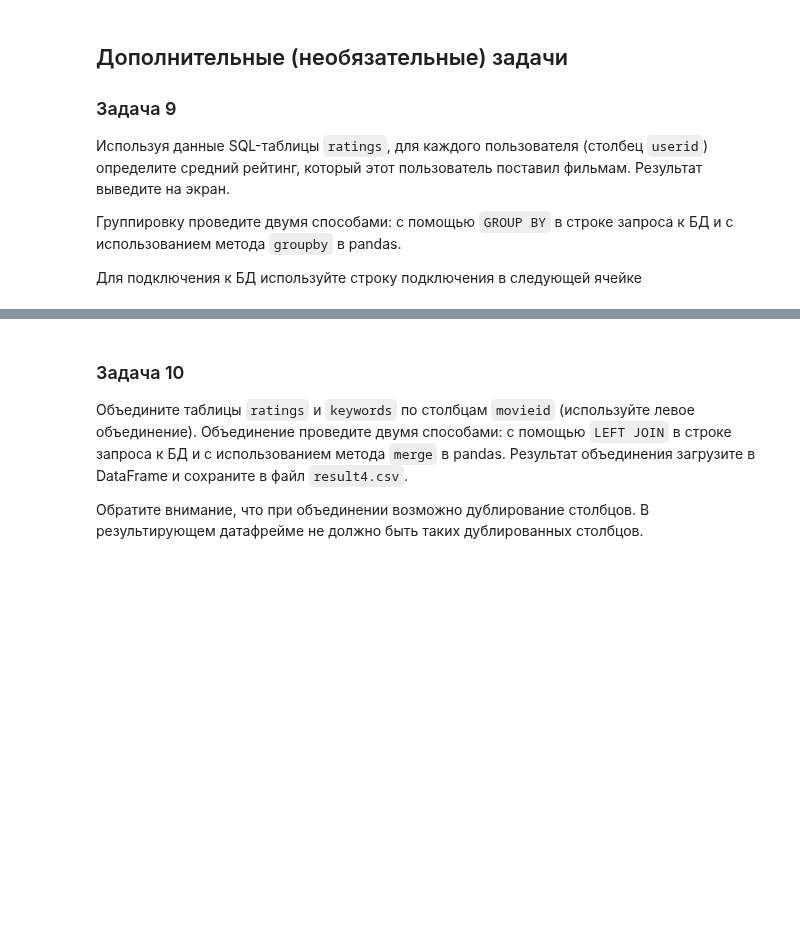
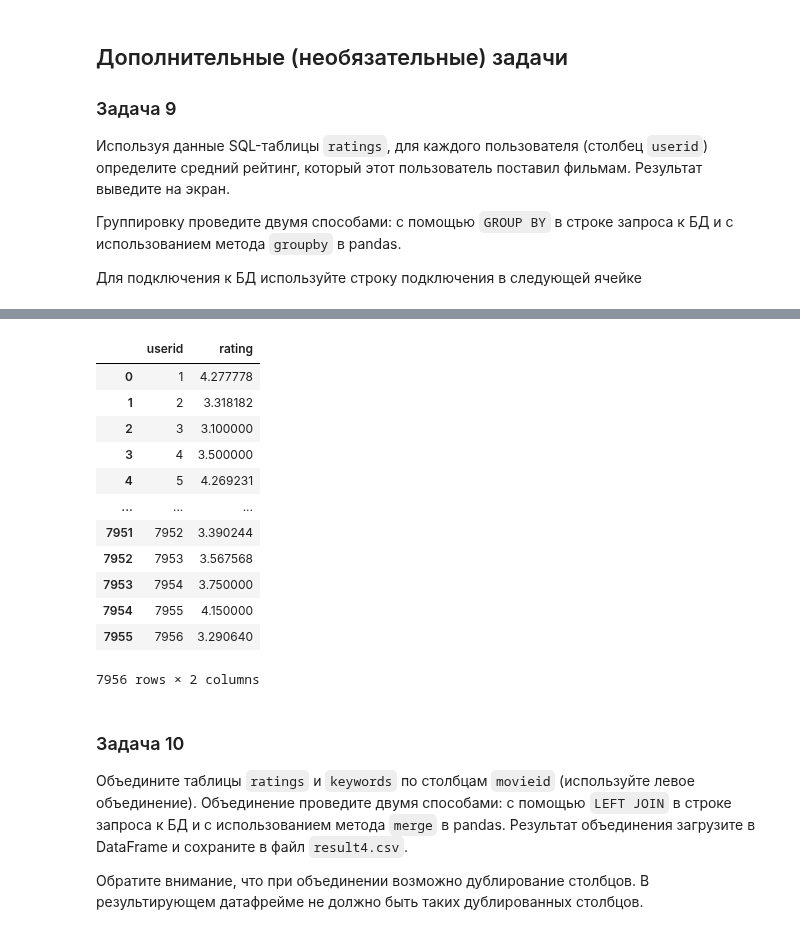
Before and after one commit to larinsi/DS0P, a Jupyter notebook: Data_scientist_Entry_level_analytics/11_Reading_and_writing_data_Part2/Чтение_и_запись_данных_2_ДЗ.ipynb, the cells around one changed output, grey strips where cells are left out. Drawn from its saved outputs; the diff is of its cells as text; code cells hidden in the pictures; blank space fills up the shorter version.

```diff
--- a/Data_scientist_Entry_level_analytics/11_Reading_and_writing_data_Part2/Чтение_и_запись_данных_2_ДЗ.ipynb
+++ b/Data_scientist_Entry_level_analytics/11_Reading_and_writing_data_Part2/Чтение_и_запись_данных_2_ДЗ.ipynb
@@ -157,3 +173,20 @@ conn = 'postgresql+psycopg2://readonly:6hajV34RTQfmxhS@dsstudents.skillbox.ru:54
+# %%
+df = pd.read_sql("SELECT * FROM ratings", connect).groupby('userid').agg('mean').reset_index()[['userid', 'rating']]
+df
+# %% [output]
+|  | userid | rating |
+| 0 | 1 | 4.277778 |
+| 1 | 2 | 3.318182 |
+| 2 | 3 | 3.100000 |
+| 3 | 4 | 3.500000 |
+| 4 | 5 | 4.269231 |
+| ... | ... | ... |
+| 7951 | 7952 | 3.390244 |
+| 7952 | 7953 | 3.567568 |
+| 7953 | 7954 | 3.750000 |
+| 7954 | 7955 | 4.150000 |
+| 7955 | 7956 | 3.290640 |
+7956 rows × 2 columns
 # %% [markdown]
 ### Задача 10
 
```
Also changed, not shown: parts of 4 cells of this notebook.
